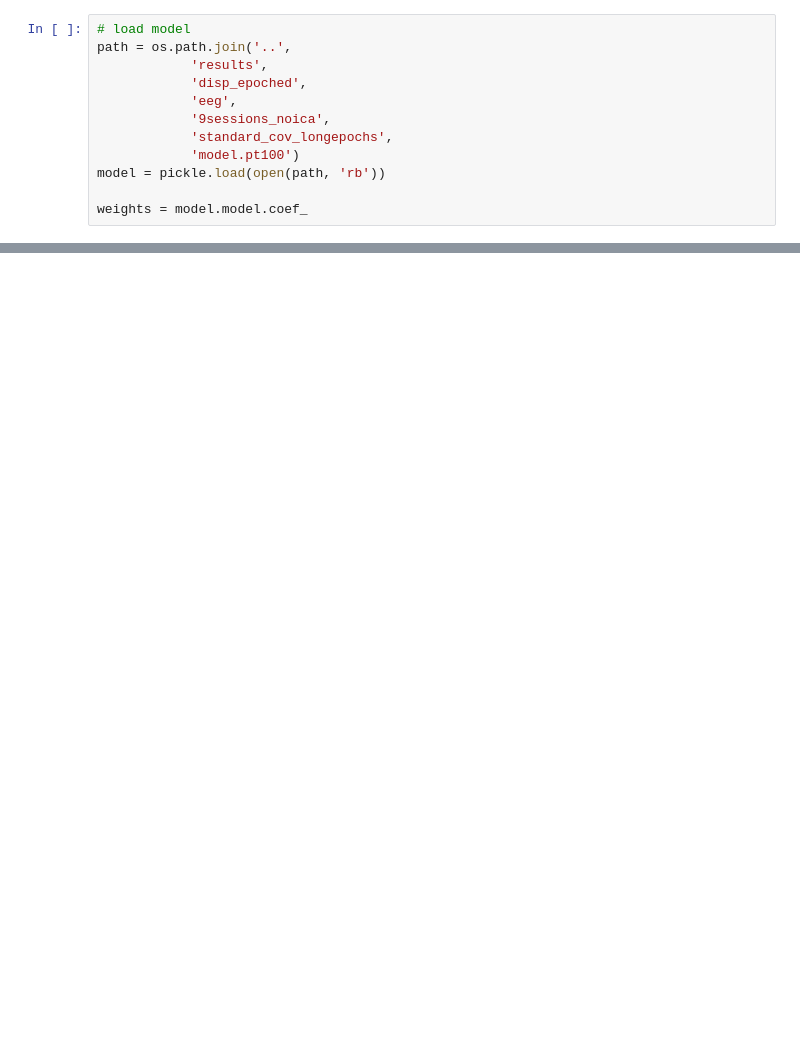
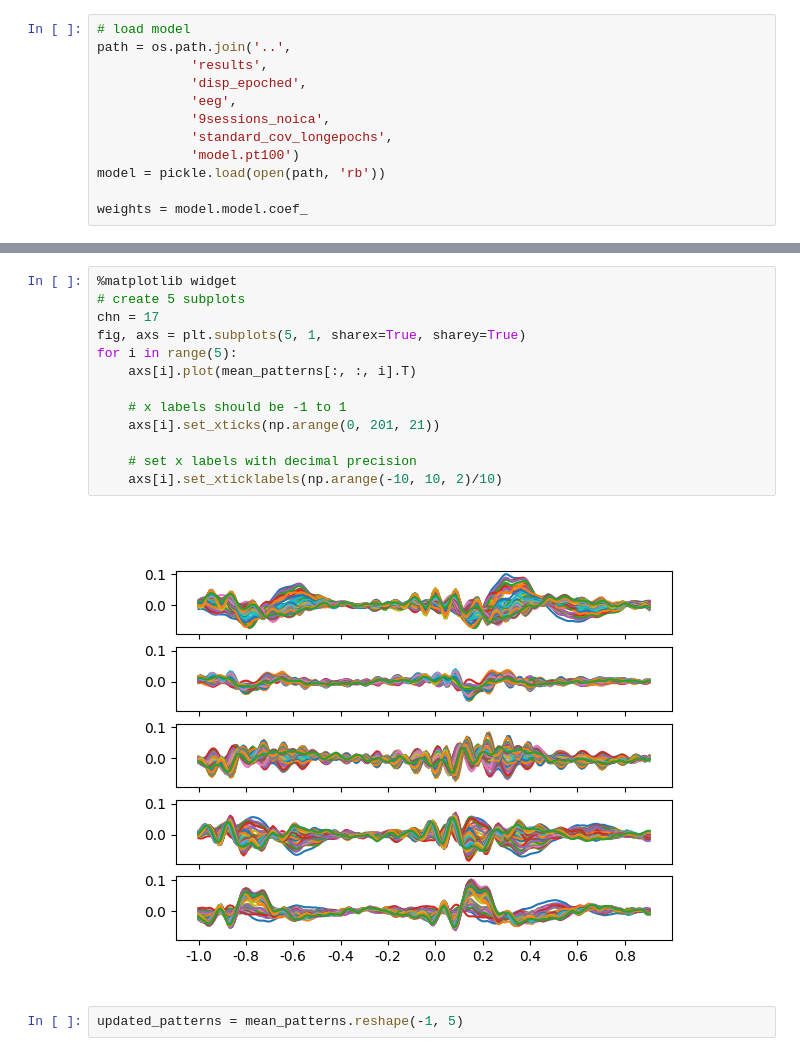
Before and after one commit to ricsinaruto/MEG-transfer-decoding, a Jupyter notebook: notebooks/model_mod.ipynb, the cells around one changed output, grey strips where cells are left out. Saved outputs shown, nothing was run; the diff lists cells and outputs as text; blank space fills up the shorter version.

```diff
--- a/notebooks/model_mod.ipynb
+++ b/notebooks/model_mod.ipynb
@@ -116,0 +255,17 @@ plt.plot(np.mean(patterns, axis=(0, 3))[17, :])
+# %%
+%matplotlib widget
+# create 5 subplots
+chn = 17
+fig, axs = plt.subplots(5, 1, sharex=True, sharey=True)
+for i in range(5):
+    axs[i].plot(mean_patterns[:, :, i].T)
+
+    # x labels should be -1 to 1
+    axs[i].set_xticks(np.arange(0, 201, 21))
+
+    # set x labels with decimal precision
+    axs[i].set_xticklabels(np.arange(-10, 10, 2)/10)
+# %% [output]
+[figure, added]
+# %%
+updated_patterns = mean_patterns.reshape(-1, 5)
```
Also changed, not shown: parts of 28 cells of this notebook, 1 other file.
